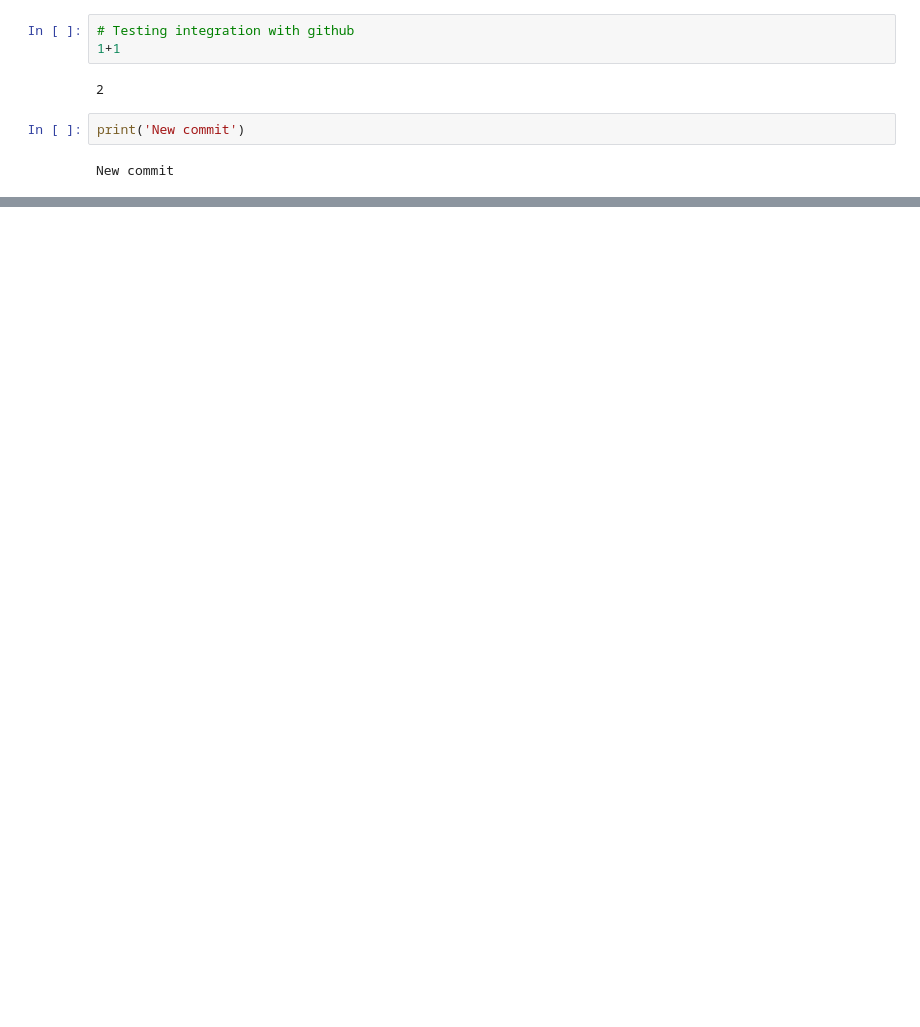
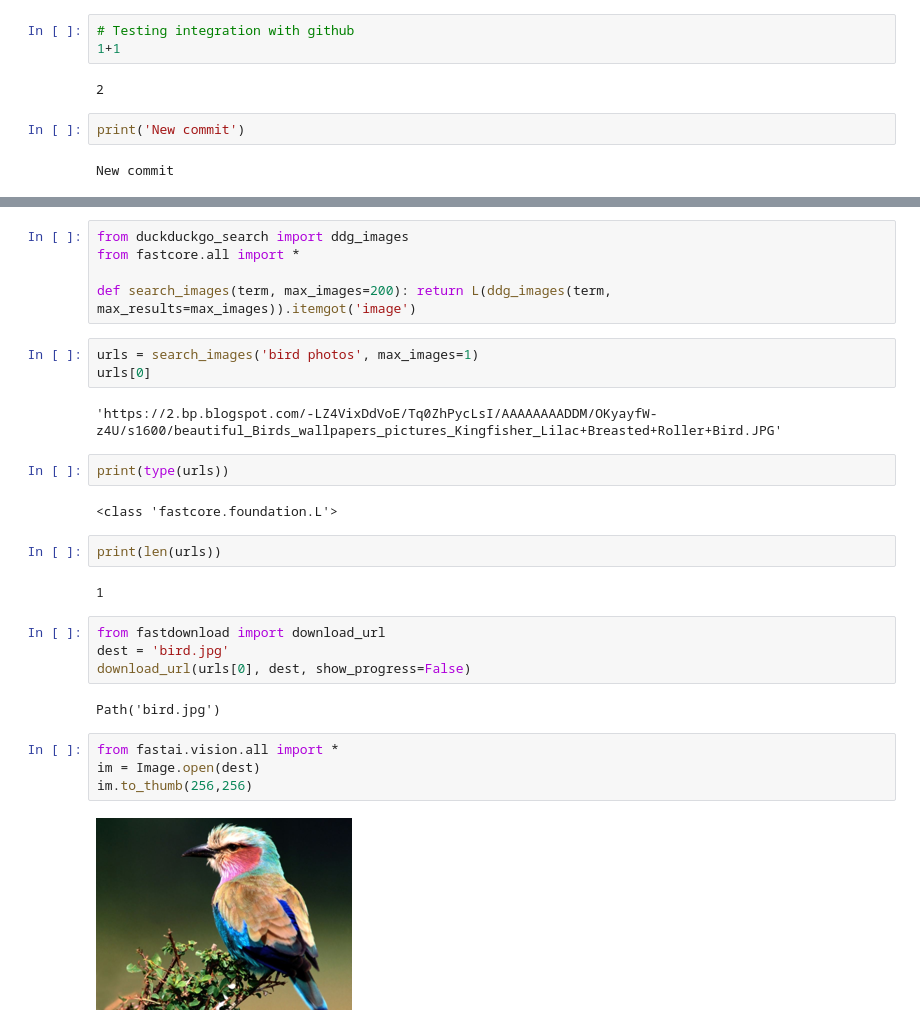
Before and after one commit to munisdev86/fastai-dl-pt1, a Jupyter notebook: intro.ipynb, the cells around one changed output, grey strips where cells are left out. Saved outputs shown, nothing was run; the diff lists cells and outputs as text; blank space fills up the shorter version.

```diff
--- a/intro.ipynb
+++ b/intro.ipynb
@@ -11,0 +42,30 @@ New commit
+# %%
+from duckduckgo_search import ddg_images
+from fastcore.all import *
+
+def search_images(term, max_images=200): return L(ddg_images(term, max_results=max_images)).itemgot('image')
+# %%
+urls = search_images('bird photos', max_images=1)
+urls[0]
+# %% [output]
+'https://2.bp.blogspot.com/-LZ4VixDdVoE/Tq0ZhPycLsI/AAAAAAAADDM/OKyayfW-z4U/s1600/beautiful_Birds_wallpapers_pictures_Kingfisher_Lilac+Breasted+Roller+Bird.JPG'
+# %%
+print(type(urls))
+# %% [output]
+<class 'fastcore.foundation.L'>
+# %%
+print(len(urls))
+# %% [output]
+1
+# %%
+from fastdownload import download_url
+dest = 'bird.jpg'
+download_url(urls[0], dest, show_progress=False)
+# %% [output]
+Path('bird.jpg')
+# %%
+from fastai.vision.all import *
+im = Image.open(dest)
+im.to_thumb(256,256)
+# %% [output]
+[figure, added]
```
Also changed, not shown: parts of 7 cells of this notebook.
